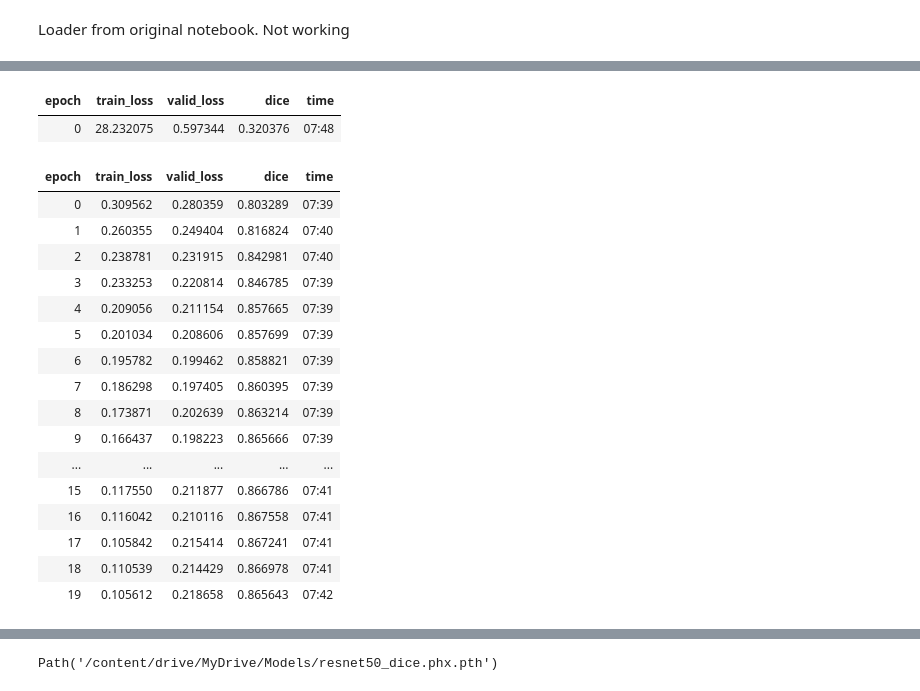
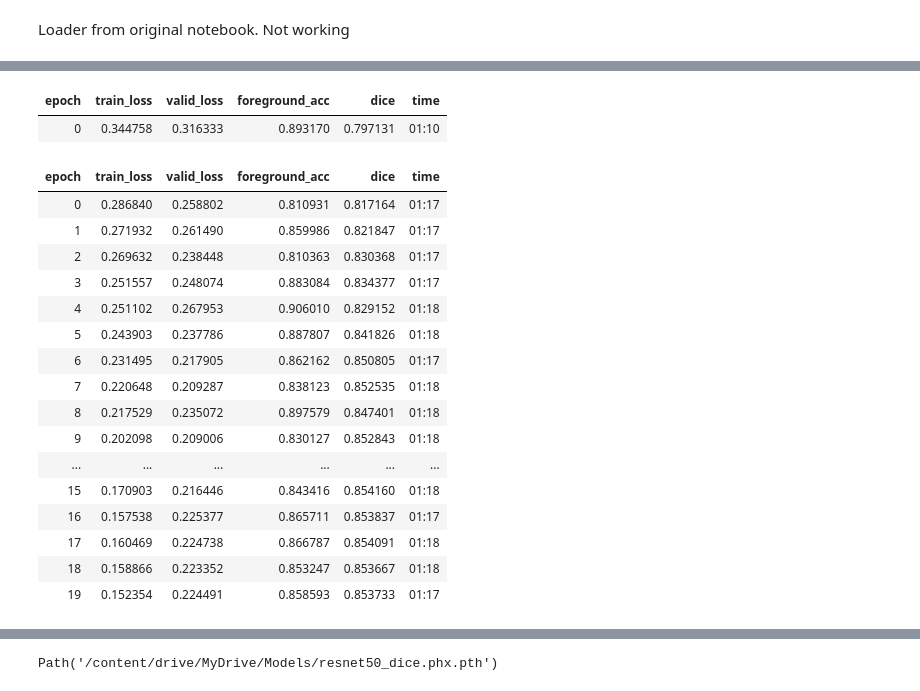
Before and after one commit to pedroheyerdahl/cber04a, a Jupyter notebook: cbers_04a_semantic_segmentation.ipynb, the cells around one changed output, grey strips where cells are left out. Cells and saved outputs as stored; diff of their text form; code cells hidden in the pictures.

```diff
--- a/cbers_04a_semantic_segmentation.ipynb
+++ b/cbers_04a_semantic_segmentation.ipynb
@@ -456,2 +427,14 @@ segm.show_batch(vmin=0.0, vmax=1.,figsize=(10,10))
+# %%
+f1 = F1Score(average='macro')
+precision = Precision(average='macro')
+recall = Recall(average='macro')
+mixup = MixUp()
+metrics=[foreground_acc, Dice]
+cbs=[
+    ShowGraphCallback(),
+    SaveModelCallback(monitor='f1_score')
+]
 # %%
-learn = unet_learner(segm, resnet50, metrics=Dice) #see class DiceMulti
+learn = unet_learner(segm, resnet34,
+                     metrics=metrics)
+learn.summary()
@@ -458,22 +466,22 @@ learn = unet_learner(segm, resnet50, metrics=Dice) #see class DiceMulti
 # %%
-learn.fine_tune(20)
+learn.fine_tune(20, base_lr=1e-4)
 # %% [output]
-| epoch | train_loss | valid_loss | dice | time |
-| 0 | 28.232075 | 0.597344 | 0.320376 | 07:48 |
+| epoch | train_loss | valid_loss | foreground_acc | dice | time |
+| 0 | 0.344758 | 0.316333 | 0.893170 | 0.797131 | 01:10 |
-| epoch | train_loss | valid_loss | dice | time |
-| 0 | 0.309562 | 0.280359 | 0.803289 | 07:39 |
-| 1 | 0.260355 | 0.249404 | 0.816824 | 07:40 |
-| 2 | 0.238781 | 0.231915 | 0.842981 | 07:40 |
-| 3 | 0.233253 | 0.220814 | 0.846785 | 07:39 |
-| 4 | 0.209056 | 0.211154 | 0.857665 | 07:39 |
-| 5 | 0.201034 | 0.208606 | 0.857699 | 07:39 |
-| 6 | 0.195782 | 0.199462 | 0.858821 | 07:39 |
-| 7 | 0.186298 | 0.197405 | 0.860395 | 07:39 |
-| 8 | 0.173871 | 0.202639 | 0.863214 | 07:39 |
-| 9 | 0.166437 | 0.198223 | 0.865666 | 07:39 |
-| ... | ... | ... | ... | ... |
-| 15 | 0.117550 | 0.211877 | 0.866786 | 07:41 |
-| 16 | 0.116042 | 0.210116 | 0.867558 | 07:41 |
-| 17 | 0.105842 | 0.215414 | 0.867241 | 07:41 |
-| 18 | 0.110539 | 0.214429 | 0.866978 | 07:41 |
-| 19 | 0.105612 | 0.218658 | 0.865643 | 07:42 |
+| epoch | train_loss | valid_loss | foreground_acc | dice | time |
+| 0 | 0.286840 | 0.258802 | 0.810931 | 0.817164 | 01:17 |
+| 1 | 0.271932 | 0.261490 | 0.859986 | 0.821847 | 01:17 |
+| 2 | 0.269632 | 0.238448 | 0.810363 | 0.830368 | 01:17 |
+| 3 | 0.251557 | 0.248074 | 0.883084 | 0.834377 | 01:17 |
+| 4 | 0.251102 | 0.267953 | 0.906010 | 0.829152 | 01:18 |
+| 5 | 0.243903 | 0.237786 | 0.887807 | 0.841826 | 01:18 |
+| 6 | 0.231495 | 0.217905 | 0.862162 | 0.850805 | 01:17 |
+| 7 | 0.220648 | 0.209287 | 0.838123 | 0.852535 | 01:18 |
+| 8 | 0.217529 | 0.235072 | 0.897579 | 0.847401 | 01:18 |
+| 9 | 0.202098 | 0.209006 | 0.830127 | 0.852843 | 01:18 |
+| ... | ... | ... | ... | ... | ... |
+| 15 | 0.170903 | 0.216446 | 0.843416 | 0.854160 | 01:18 |
+| 16 | 0.157538 | 0.225377 | 0.865711 | 0.853837 | 01:17 |
+| 17 | 0.160469 | 0.224738 | 0.866787 | 0.854091 | 01:18 |
+| 18 | 0.158866 | 0.223352 | 0.853247 | 0.853667 | 01:18 |
+| 19 | 0.152354 | 0.224491 | 0.858593 | 0.853733 | 01:17 |
```
Also changed, not shown: parts of 17 cells of this notebook.
